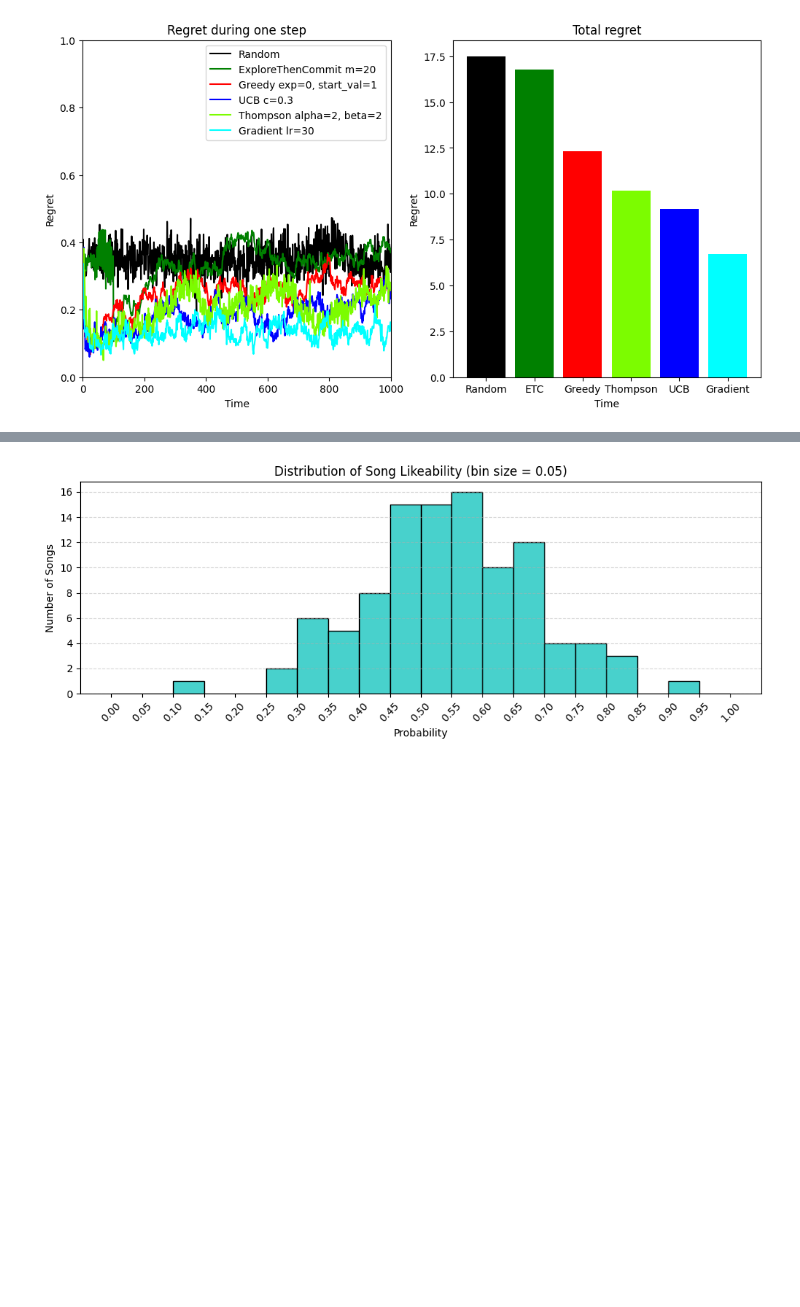
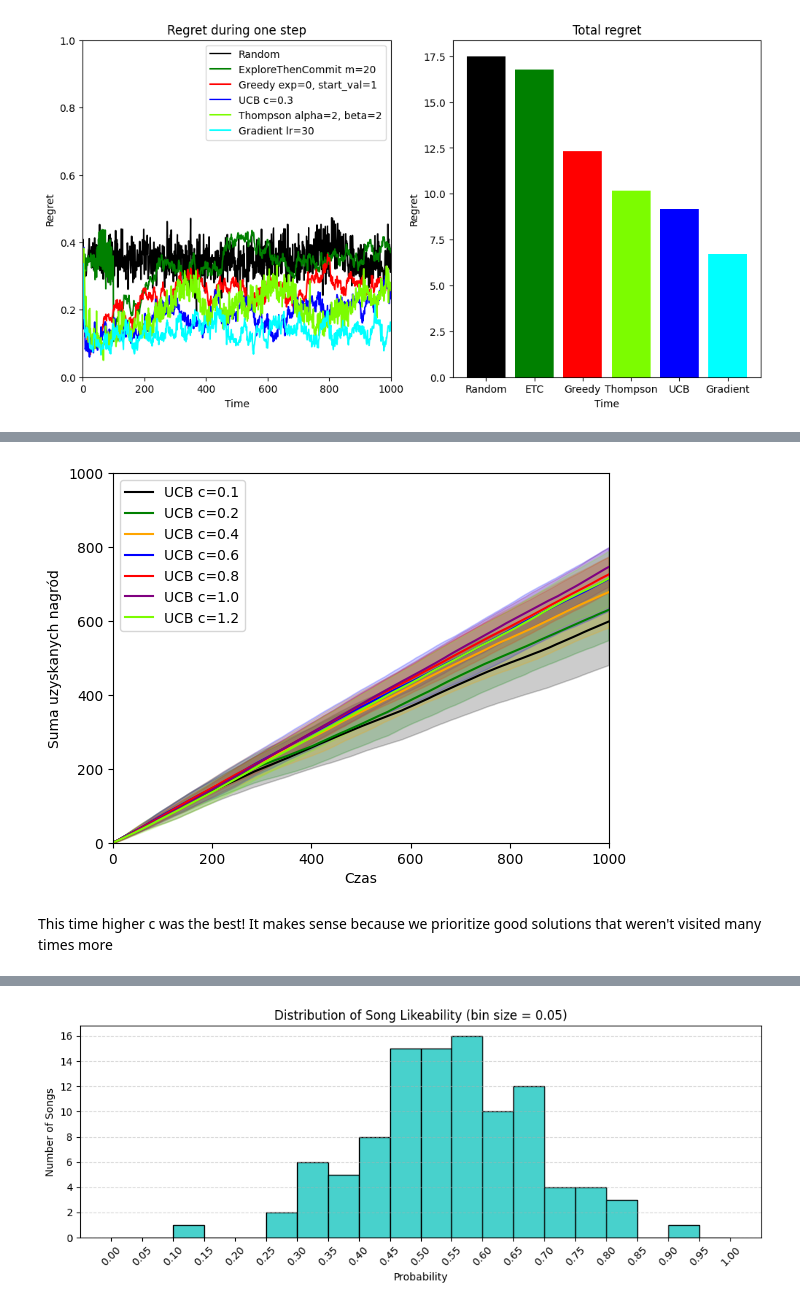
Before and after one commit to Spontaniczny/Reinforcement-Learning, a Jupyter notebook: lab1/bandits.ipynb, the cells around one changed output, grey strips where cells are left out. Drawn from its saved outputs; the diff is of its cells as text; code cells hidden in the pictures; blank space fills up the shorter version.

```diff
--- a/lab1/bandits.ipynb
+++ b/lab1/bandits.ipynb
@@ -526,0 +561,16 @@ plot_and_evaluate_learners_regret(learners, drift_enabled=True)
+# %%
+learners = [
+    UCBLearner(c=0.1, color="black"),
+    UCBLearner(c=0.20, color="green"),
+    UCBLearner(c=0.40, color="orange"),
+    UCBLearner(c=0.60, color="blue"),
+    UCBLearner(c=0.80, color="red"),
+    UCBLearner(c=1.00, color="purple"),
+    UCBLearner(c=1.20, color="lawngreen"),
+        ]
+# %%
+plot_and_evaluate_learners(learners, drift_enabled=True)
+# %% [output]
+[figure, added]
+# %% [markdown]
+This time higher c was the best! It makes sense because we prioritize good solutions that weren't visited many times more
```
Also changed, not shown: parts of 16 cells of this notebook.
